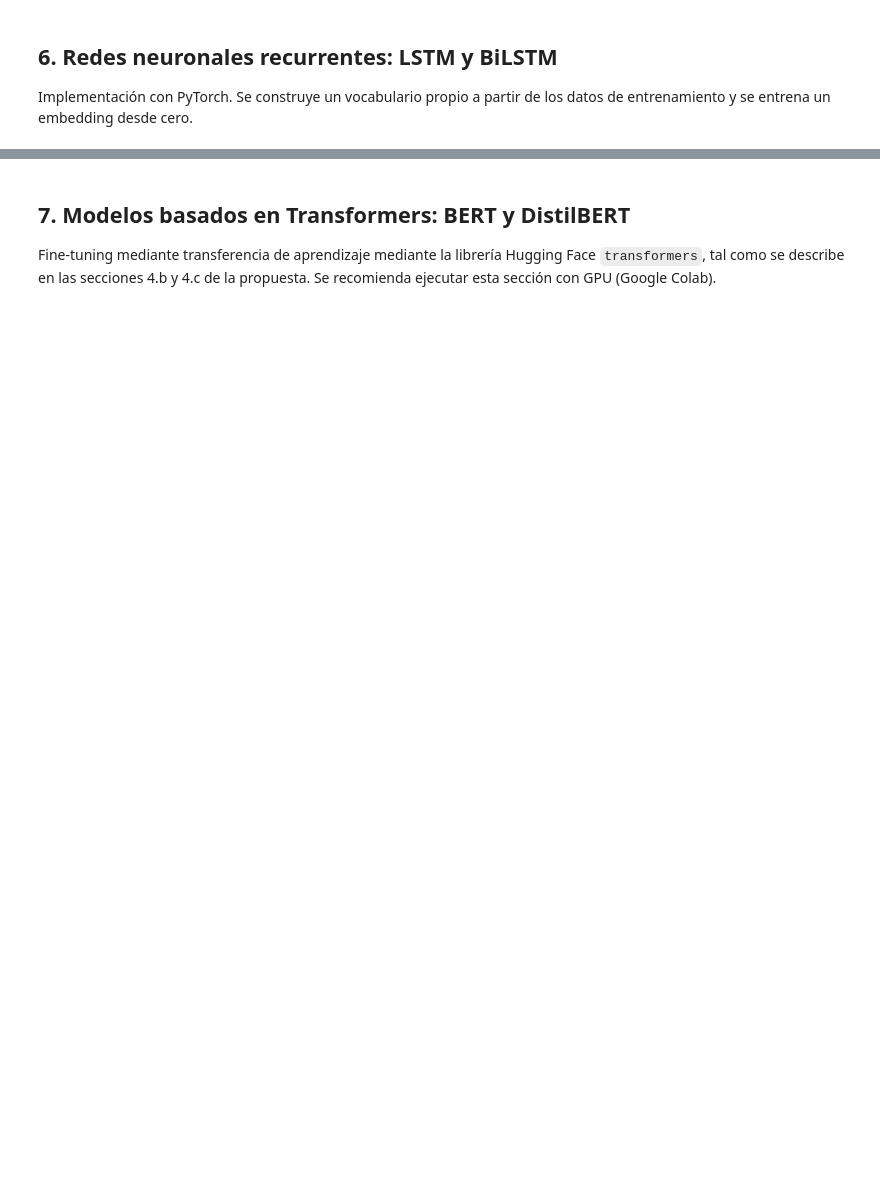
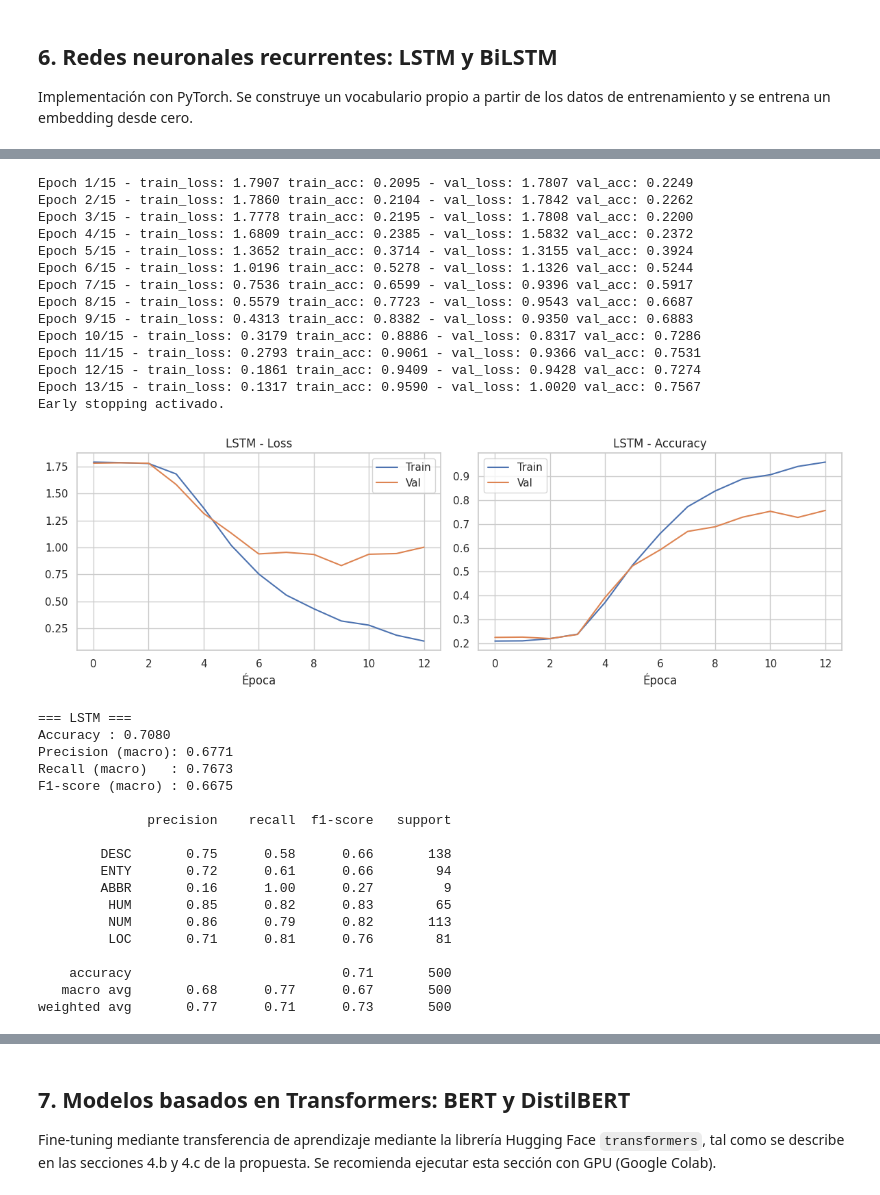
Before and after one commit to rodrigotorrespuga/TFM, a Jupyter notebook: tfm_clasificacion_preguntas.ipynb, the cells around one changed output, grey strips where cells are left out. Cells and saved outputs as stored; diff of their text form; code cells hidden in the pictures; blank space fills up the shorter version.

```diff
--- a/tfm_clasificacion_preguntas.ipynb
+++ b/tfm_clasificacion_preguntas.ipynb
@@ -139,0 +196,20 @@ print("Train:", train_split.shape, "Val:", val_split.shape, "Test:", test_df.sha
+# %%
+# Pesos de clase para mitigar el desequilibrio de la categoria ABBR (seccion 3.3).
+# Se calculan a partir de la frecuencia inversa de cada clase en el conjunto de
+# entrenamiento ("balanced": peso = n_muestras / (n_clases * frecuencia_clase)) y se
+# aplican de forma consistente a los 5 modelos:
+#   - Logistic Regression: class_weight="balanced" (equivalente a estos mismos pesos)
+#   - LSTM / BiLSTM: nn.CrossEntropyLoss(weight=...)
+#   - BERT / DistilBERT: Trainer personalizado con perdida ponderada (WeightedTrainer)
+from sklearn.utils.class_weight import compute_class_weight
+
+class_weights_array = compute_class_weight(
+    class_weight="balanced",
+    classes=np.array(sorted(LABEL_COARSE_MAP.keys())),
+    y=train_split["label-coarse"].values,
+)
+class_weights_tensor = torch.tensor(class_weights_array, dtype=torch.float32).to(DEVICE)
+
+print("Pesos de clase (balanced):")
+for code, name in LABEL_COARSE_MAP.items():
+    print(f"  {name} (codigo {code}): {class_weights_array[code]:.3f}")
@@ -152,5 +236,5 @@ y_train = train_split["label-coarse"].values
 y_val = val_split["label-coarse"].values
 y_test = test_df["label-coarse"].values
 
-logreg = LogisticRegression(max_iter=1000, C=1.0)
+logreg = LogisticRegression(max_iter=1000, C=1.0, class_weight="balanced")  # ABBR: class weighting
 logreg.fit(X_train_tfidf, y_train)
@@ -271,10 +379,10 @@ class LSTMClassifier(nn.Module):
         out = self.dropout(hidden_cat)
         return self.fc(out)
 # %%
-def train_torch_model(model, train_loader, val_loader, n_epochs=10, lr=1e-3, patience=3):
+def train_torch_model(model, train_loader, val_loader, n_epochs=10, lr=1e-3, patience=3, class_weights=None):
     model = model.to(DEVICE)
     optimizer = torch.optim.Adam(model.parameters(), lr=lr)
-    criterion = nn.CrossEntropyLoss()
+    criterion = nn.CrossEntropyLoss(weight=class_weights)  # ABBR: class weighting
 
     best_val_loss = float("inf")
     best_state = None
@@ -366,9 +474,46 @@ def predict_torch_model(model, loader):
 # %%
 # --- LSTM ---
 lstm_model = LSTMClassifier(VOCAB_SIZE, bidirectional=False)
-lstm_model, lstm_history = train_torch_model(lstm_model, train_loader, val_loader, n_epochs=15, lr=1e-3)
+lstm_model, lstm_history = train_torch_model(
+    lstm_model, train_loader, val_loader, n_epochs=15, lr=1e-3,
+    class_weights=class_weights_tensor,  # ABBR: class weighting
+)
 plot_learning_curves(lstm_history, "LSTM")
 
 y_true_lstm, y_pred_lstm = predict_torch_model(lstm_model, test_loader)
 results.append(evaluate_predictions(y_true_lstm, y_pred_lstm, "LSTM"))
 plot_confusion_matrix(y_true_lstm, y_pred_lstm, "LSTM")
+# %% [output]
+Epoch 1/15 - train_loss: 1.7907 train_acc: 0.2095 - val_loss: 1.7807 val_acc: 0.2249
+Epoch 2/15 - train_loss: 1.7860 train_acc: 0.2104 - val_loss: 1.7842 val_acc: 0.2262
+Epoch 3/15 - train_loss: 1.7778 train_acc: 0.2195 - val_loss: 1.7808 val_acc: 0.2200
+Epoch 4/15 - train_loss: 1.6809 train_acc: 0.2385 - val_loss: 1.5832 val_acc: 0.2372
+Epoch 5/15 - train_loss: 1.3652 train_acc: 0.3714 - val_loss: 1.3155 val_acc: 0.3924
+Epoch 6/15 - train_loss: 1.0196 train_acc: 0.5278 - val_loss: 1.1326 val_acc: 0.5244
+Epoch 7/15 - train_loss: 0.7536 train_acc: 0.6599 - val_loss: 0.9396 val_acc: 0.5917
+Epoch 8/15 - train_loss: 0.5579 train_acc: 0.7723 - val_loss: 0.9543 val_acc: 0.6687
+Epoch 9/15 - train_loss: 0.4313 train_acc: 0.8382 - val_loss: 0.9350 val_acc: 0.6883
+Epoch 10/15 - train_loss: 0.3179 train_acc: 0.8886 - val_loss: 0.8317 val_acc: 0.7286
+Epoch 11/15 - train_loss: 0.2793 train_acc: 0.9061 - val_loss: 0.9366 val_acc: 0.7531
+Epoch 12/15 - train_loss: 0.1861 train_acc: 0.9409 - val_loss: 0.9428 val_acc: 0.7274
+Epoch 13/15 - train_loss: 0.1317 train_acc: 0.9590 - val_loss: 1.0020 val_acc: 0.7567
+Early stopping activado.
+[figure, added]
+=== LSTM ===
+Accuracy : 0.7080
+Precision (macro): 0.6771
+Recall (macro)   : 0.7673
+F1-score (macro) : 0.6675
+
+              precision    recall  f1-score   support
+
+        DESC       0.75      0.58      0.66       138
+        ENTY       0.72      0.61      0.66        94
+        ABBR       0.16      1.00      0.27         9
+         HUM       0.85      0.82      0.83        65
+         NUM       0.86      0.79      0.82       113
+         LOC       0.71      0.81      0.76        81
+
+    accuracy                           0.71       500
+   macro avg       0.68      0.77      0.67       500
+weighted avg       0.77      0.71      0.73       500
```
Also changed, not shown: parts of 29 cells of this notebook.
